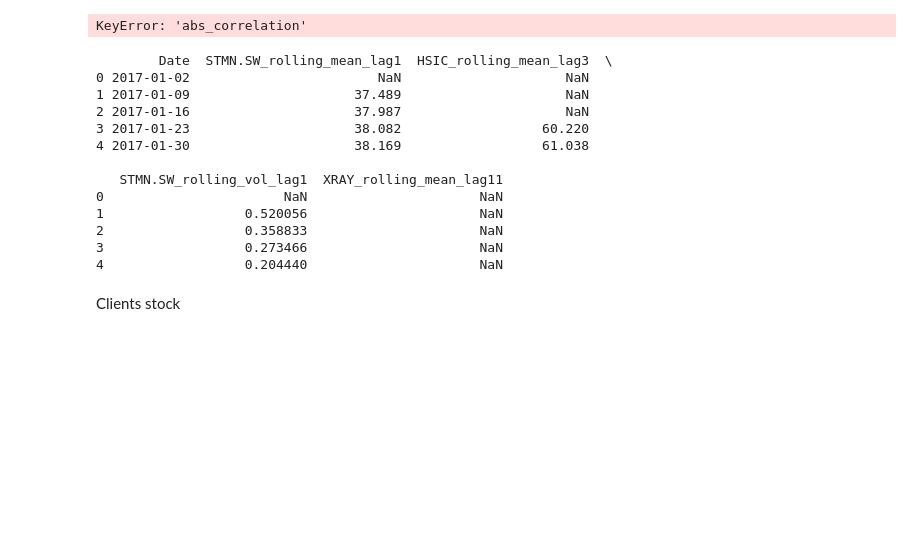
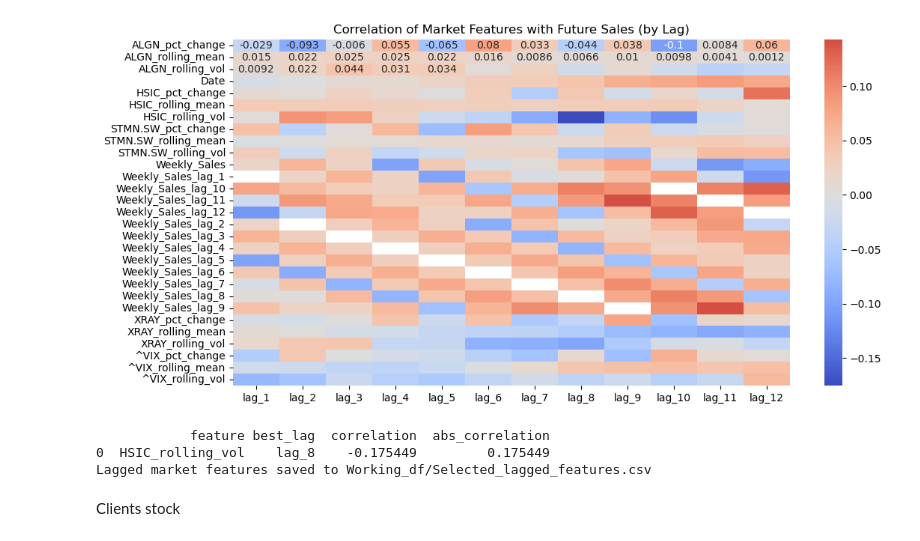
Before and after one commit to MrStrelan/SalesPredictionFramework, a Jupyter notebook: FeatureAnalisys.ipynb, the cells around one changed output. Saved outputs shown, nothing was run; the diff lists cells and outputs as text; code cells hidden in the pictures; blank space fills up the shorter version.

```diff
--- a/FeatureAnalisys.ipynb
+++ b/FeatureAnalisys.ipynb
@@ -106,2 +44,0 @@ def dict_to_dataframe(data_dict):
-# %%
-correlation_df = dict_to_dataframe(correlation_results)
@@ -128,8 +84,6 @@ XRAY_rolling_vol     -0.006510 -0.031989
 # %%
-import seaborn as sns
-import matplotlib.pyplot as plt
-
-plt.figure(figsize=(12, 6))
-sns.heatmap(correlation_df, annot=True, cmap='coolwarm', center=0)
-plt.title('Correlation of Market Features with Future Sales (by Lag)')
-plt.show()
+def plot_correlation_heatmap(correlation_df):
+    plt.figure(figsize=(12, 6))
+    sns.heatmap(correlation_df, annot=True, cmap='coolwarm', center=0)
+    plt.title('Correlation of Market Features with Future Sales (by Lag)')
+    plt.show()
@@ -226,6 +89,0 @@ def get_best_lag_correlations(correlation_df, threshold=0.3):
-# %%
-# Show top relationships with correlation above 0.3 (positive or negative)
-top_lagged_features = get_best_lag_correlations(correlation_df, threshold=0.3)
-print(top_lagged_features)
-# %% [output]
-KeyError: 'abs_correlation'
@@ -269,17 +89,0 @@ def create_selected_lagged_features(features_df):
-# %%
-selected_lagged_df = create_selected_lagged_features(features_df)
-print(selected_lagged_df.head())
-# %% [output]
-        Date  STMN.SW_rolling_mean_lag1  HSIC_rolling_mean_lag3  \
-0 2017-01-02                        NaN                     NaN
-1 2017-01-09                     37.489                     NaN
-2 2017-01-16                     37.987                     NaN
-3 2017-01-23                     38.082                  60.220
-4 2017-01-30                     38.169                  61.038
-
-   STMN.SW_rolling_vol_lag1  XRAY_rolling_mean_lag11
-0                       NaN                      NaN
-1                  0.520056                      NaN
-2                  0.358833                      NaN
-3                  0.273466                      NaN
-4                  0.204440                      NaN
@@ -289,3 +90,33 @@ selected_lagged_df.to_csv("Working_df/Selected_lagged_features.csv", index=False
+# %%
+def run_feature_correlation_pipeline():
+    # Step 1: Load and align residuals with features
+    merged_df = load_residuals_with_features("Working_df/residuals.csv", "Working_df/Competitors.csv")
+
+    # Step 2: Generate shifted targets (future sales lags)
+    merged_df = generate_lagged_sales_targets(merged_df, target_col='Weekly_Sales', lags=12)
+
+    # Step 3: Compute lagged correlation matrix
+    correlation_df = compute_feature_sales_correlations(merged_df, lags=12)
+
+    # Step 4: Visualize correlation heatmap
+    plot_correlation_heatmap(correlation_df)
+
+    # Step 5: Extract top features by lag
+    top_lagged_features = get_best_lag_correlations(correlation_df, threshold=0.15)
+    print(top_lagged_features)
+
+    # Step 6: Create and export selected features
+    features_df = pd.read_csv("Working_df/Competitors.csv")
+    selected_lagged_df = create_selected_lagged_features(features_df)
+    selected_lagged_df.to_csv("Working_df/Selected_lagged_features.csv", index=False)
+    print("Lagged market features saved to Working_df/Selected_lagged_features.csv")
+# %%
+run_feature_correlation_pipeline()
+# %% [output]
+[figure, added]
+            feature best_lag  correlation  abs_correlation
+0  HSIC_rolling_vol    lag_8    -0.175449         0.175449
+Lagged market features saved to Working_df/Selected_lagged_features.csv
 # %% [markdown]
 Clients stock
 # %%
```
Also changed, not shown: parts of 30 cells of this notebook, 4 other files.
